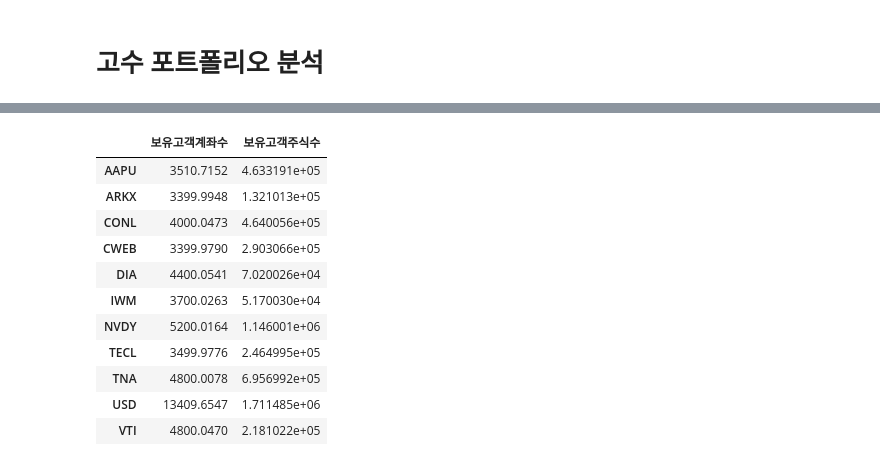
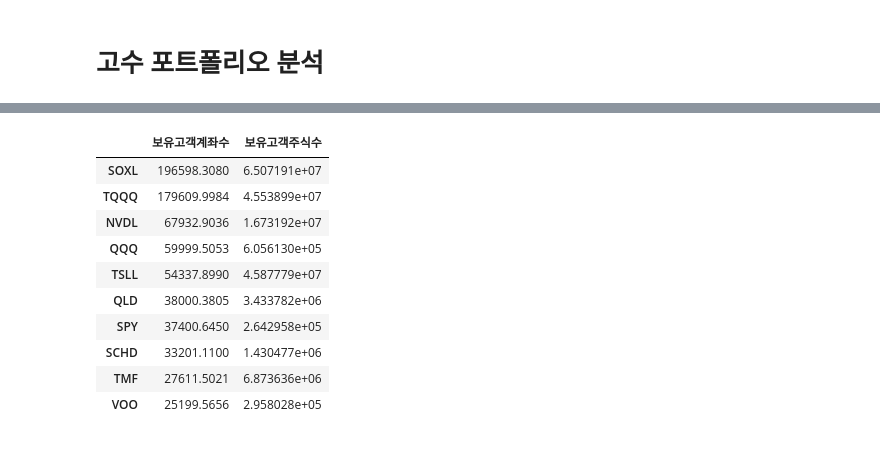
Before and after one commit to WonchanMoon/DSHY, a Jupyter notebook: EDA 실습/농협 공모전/데이터분석_업로드용.ipynb, the cells around one changed output, grey strips where cells are left out. Saved outputs shown, nothing was run; the diff lists cells and outputs as text; code cells hidden in the pictures.

```diff
--- a/EDA 실습/농협 공모전/데이터분석_업로드용.ipynb
+++ b/EDA 실습/농협 공모전/데이터분석_업로드용.ipynb
@@ -299,17 +298,16 @@ plt.show()
-# %%
-#gosu_unique의 아웃 라이어들 확인
-gosu_outlier = gosu_unique[gosu_unique['보유고객계좌수'] > gosu_unique['보유고객계좌수'].quantile(0.75) + 1.5*(gosu_unique['보유고객계좌수'].quantile(0.75) - gosu_unique['보유고객계좌수'].quantile(0.25))]
-gosu_outlier
-# %% [output]
-|  | 보유고객계좌수 | 보유고객주식수 |
-| AAPU | 3510.7152 | 4.633191e+05 |
-| ARKX | 3399.9948 | 1.321013e+05 |
-| CONL | 4000.0473 | 4.640056e+05 |
-| CWEB | 3399.9790 | 2.903066e+05 |
-| DIA | 4400.0541 | 7.020026e+04 |
-| IWM | 3700.0263 | 5.170030e+04 |
-| NVDY | 5200.0164 | 1.146001e+06 |
-| TECL | 3499.9776 | 2.464995e+05 |
-| TNA | 4800.0078 | 6.956992e+05 |
-| USD | 13409.6547 | 1.711485e+06 |
-| VTI | 4800.0470 | 2.181022e+05 |
+# %%
+#gosu_0726을 보유고객계좌수가 큰순으로 정렬하여 상위 10개의 ETF의 티커를 출력
+gosu_0726_top_10 = gosu_0726.sort_values(by='보유고객계좌수', ascending=False).head(10)
+gosu_0726_top_10
+# %% [output]
+|  | 보유고객계좌수 | 보유고객주식수 |
+| SOXL | 196598.3080 | 6.507191e+07 |
+| TQQQ | 179609.9984 | 4.553899e+07 |
+| NVDL | 67932.9036 | 1.673192e+07 |
+| QQQ | 59999.5053 | 6.056130e+05 |
+| TSLL | 54337.8990 | 4.587779e+07 |
+| QLD | 38000.3805 | 3.433782e+06 |
+| SPY | 37400.6450 | 2.642958e+05 |
+| SCHD | 33201.1100 | 1.430477e+06 |
+| TMF | 27611.5021 | 6.873636e+06 |
+| VOO | 25199.5656 | 2.958028e+05 |
```
Also changed, not shown: parts of 7 cells of this notebook, 1 other file.
